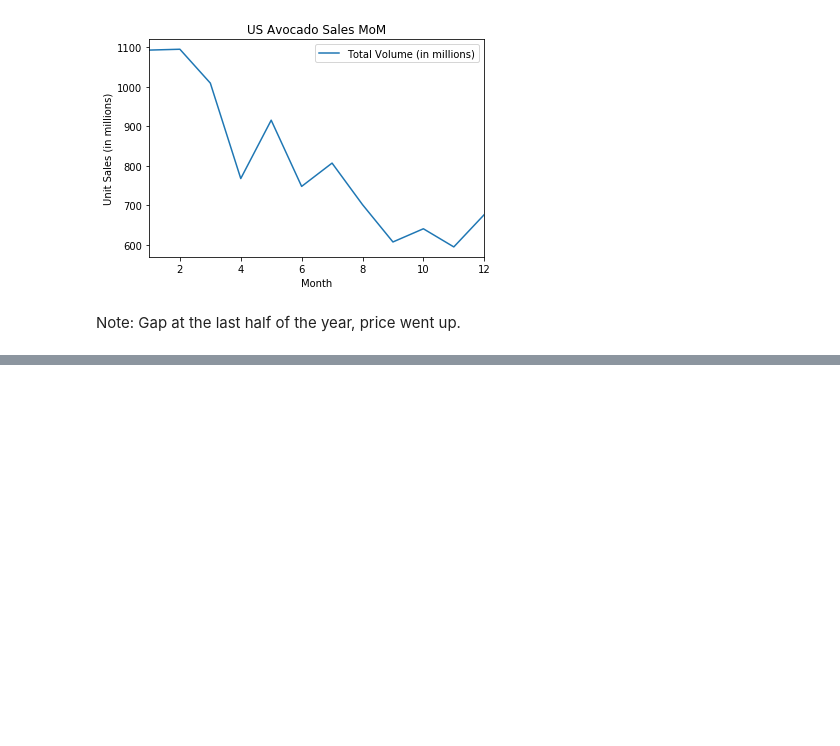
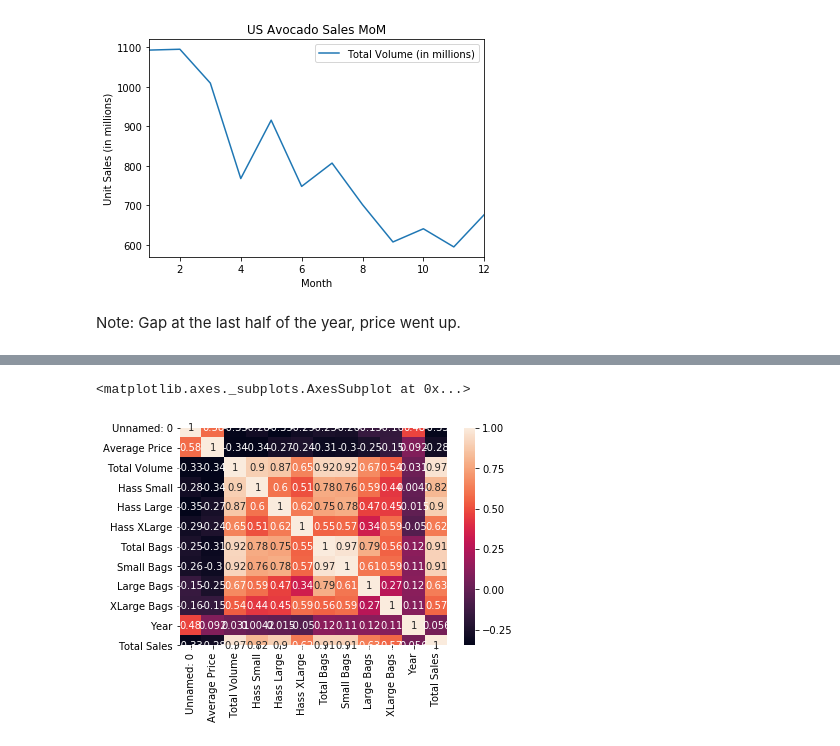
Before and after one commit to busy0312/Porject-1_-Team5, a Jupyter notebook: Avocado_Data Analysis.ipynb, the cells around one changed output, grey strips where cells are left out. Drawn from its saved outputs; the diff is of its cells as text; code cells hidden in the pictures; blank space fills up the shorter version.

```diff
--- a/Avocado_Data Analysis.ipynb
+++ b/Avocado_Data Analysis.ipynb
@@ -162,0 +236,5 @@ Note: Gap at the last half of the year, price went up.
+# %%
+sns.heatmap(avocado_data.corr(), annot=True)
+# %% [output]
+<matplotlib.axes._subplots.AxesSubplot at 0x...>
+[figure, added]
```
Also changed, not shown: parts of 11 cells of this notebook.
